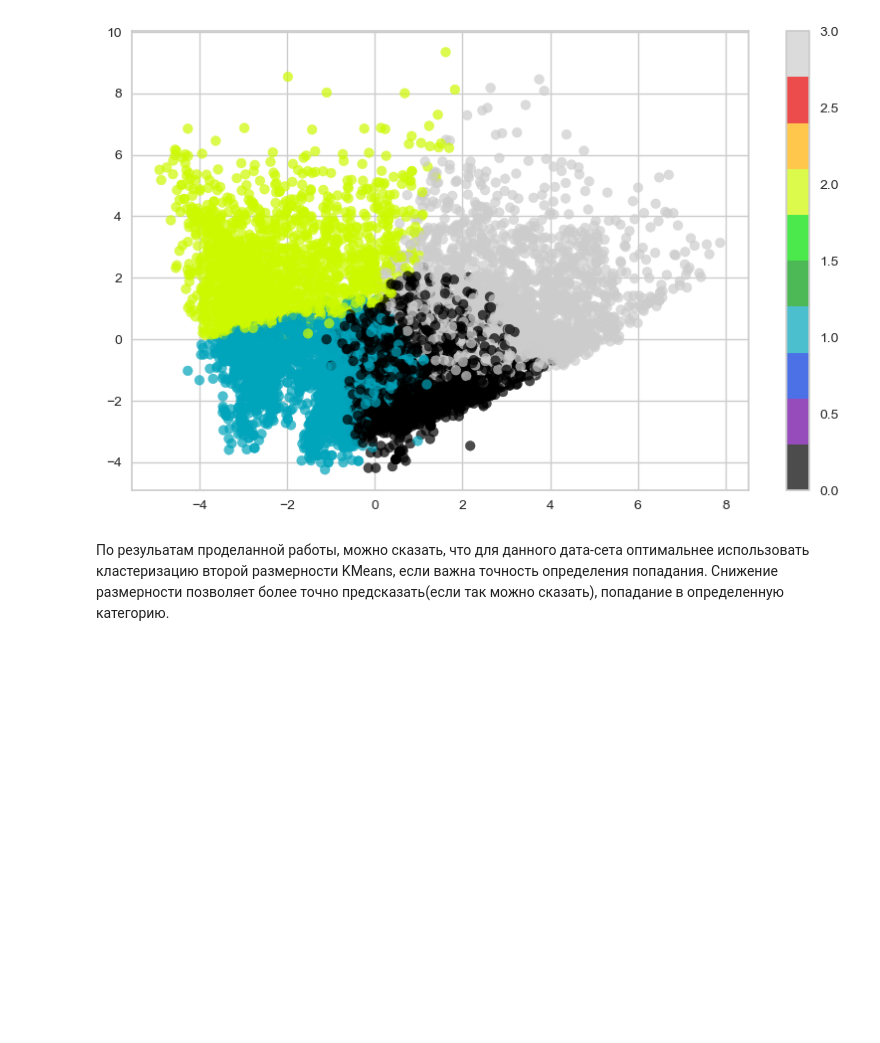
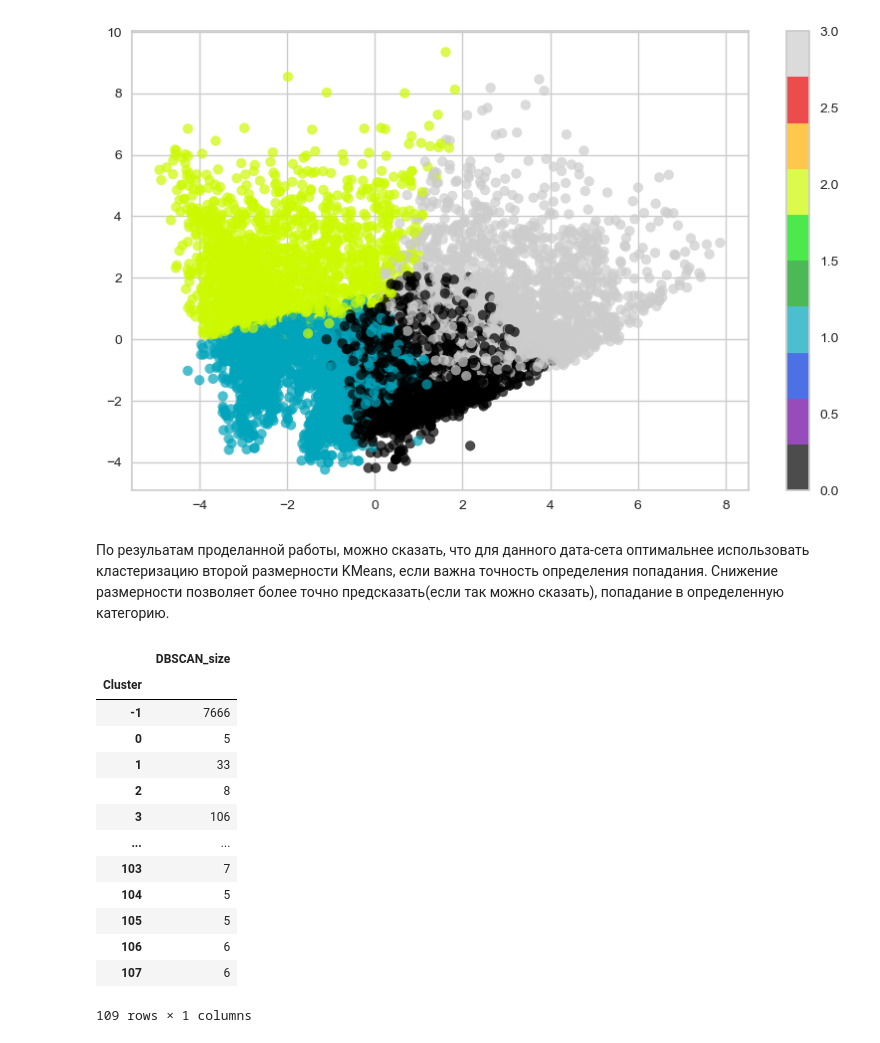
Before and after one commit to knpvlt/DS2, a Jupyter notebook: HW_12_PCA_KMeans_DBSCAN.ipynb, the cells around one changed output. Drawn from its saved outputs; the diff is of its cells as text; code cells hidden in the pictures; blank space fills up the shorter version.

```diff
--- a/HW_12_PCA_KMeans.ipynb
+++ b/HW_12_PCA_KMeans_DBSCAN.ipynb
@@ -290,0 +298,19 @@ plt.colorbar()
+# %%
+DBSCAN_clust_sizes = DBSCAN_clustered.groupby('Cluster').size().to_frame()
+DBSCAN_clust_sizes.columns = ["DBSCAN_size"]
+DBSCAN_clust_sizes
+# %% [output]
+|  | DBSCAN_size |
+| Cluster |  |
+| -1 | 7666 |
+| 0 | 5 |
+| 1 | 33 |
+| 2 | 8 |
+| 3 | 106 |
+| ... | ... |
+| 103 | 7 |
+| 104 | 5 |
+| 105 | 5 |
+| 106 | 6 |
+| 107 | 6 |
+109 rows × 1 columns
```
Also changed, not shown: parts of 4 cells of this notebook.
